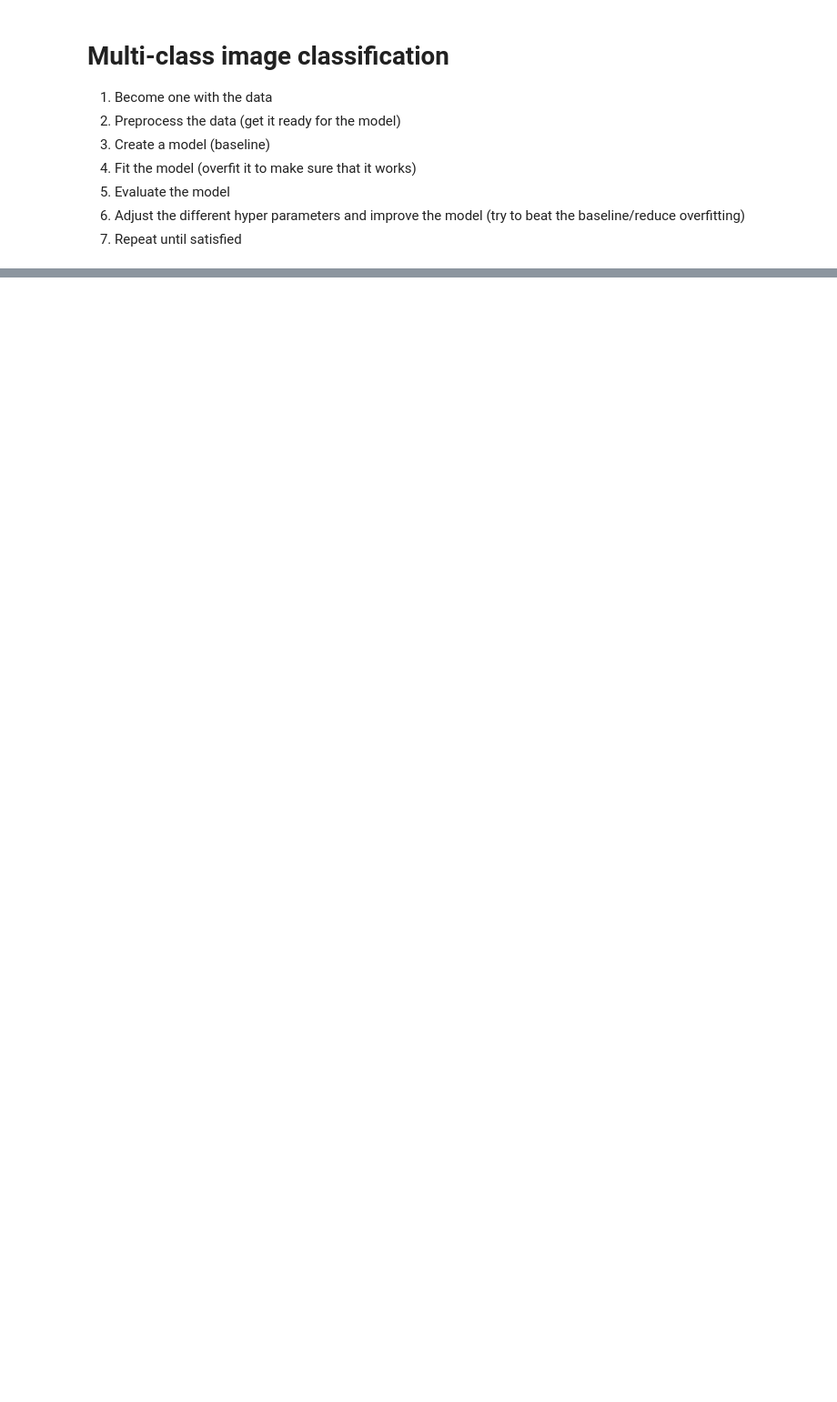
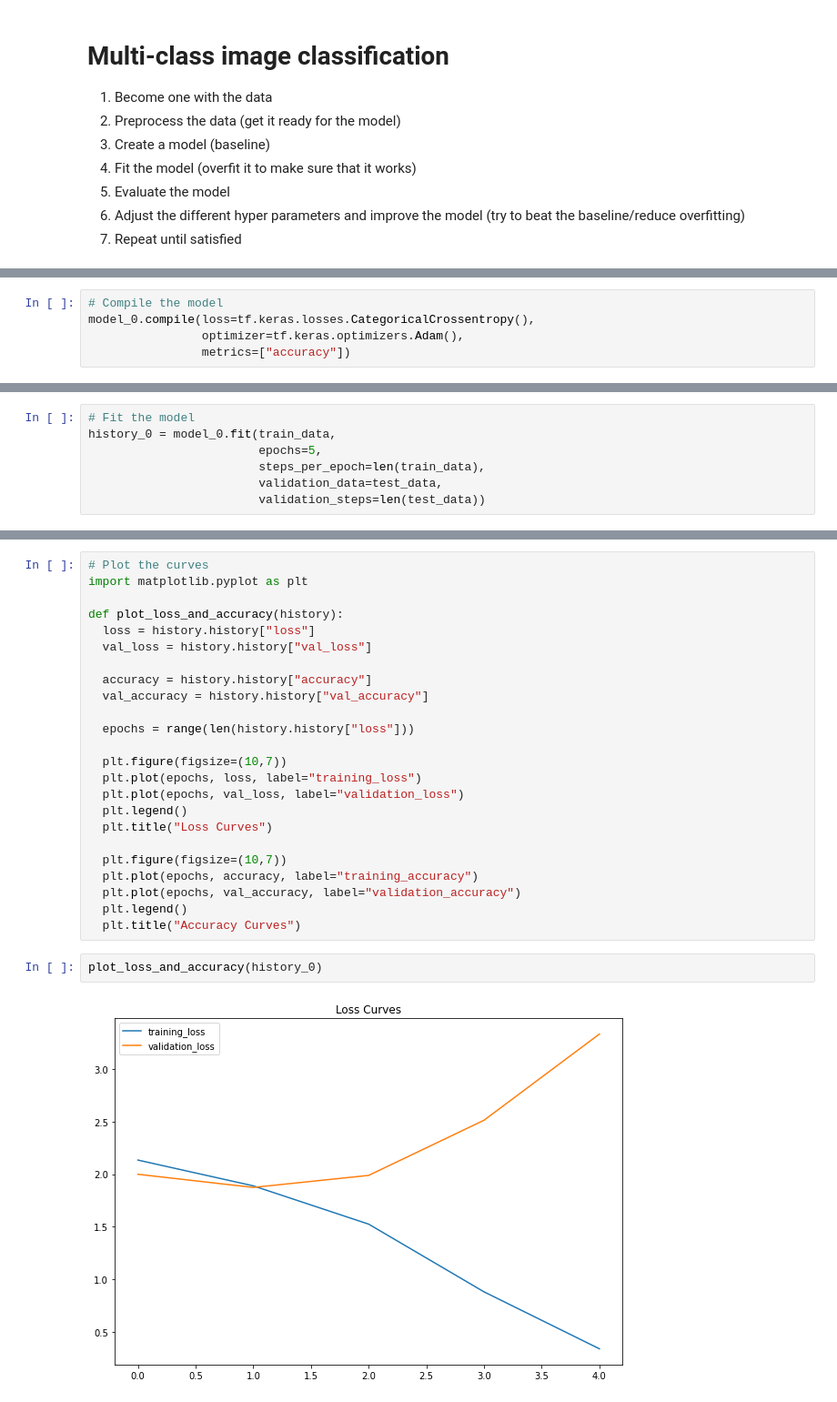
Before and after one commit to laxmiharikumar/Tips-Tricks, a Jupyter notebook: Muticlass_CNN.ipynb, the cells around one changed output, grey strips where cells are left out. Shown at 91% size. Drawn from its saved outputs; the diff is of its cells as text; blank space fills up the shorter version.

```diff
--- a/Muticlass_CNN.ipynb
+++ b/Muticlass_CNN.ipynb
@@ -69,0 +145,5 @@ array(['hamburger', 'steak', 'pizza', 'sushi', 'ice_cream', 'ramen',
+# %%
+# Compile the model
+model_0.compile(loss=tf.keras.losses.CategoricalCrossentropy(),
+                optimizer=tf.keras.optimizers.Adam(),
+                metrics=["accuracy"])
@@ -69,0 +171,7 @@ array(['hamburger', 'steak', 'pizza', 'sushi', 'ice_cream', 'ramen',
+# %%
+# Fit the model
+history_0 = model_0.fit(train_data,
+                        epochs=5,
+                        steps_per_epoch=len(train_data),
+                        validation_data=test_data,
+                        validation_steps=len(test_data))
@@ -69,0 +195,28 @@ array(['hamburger', 'steak', 'pizza', 'sushi', 'ice_cream', 'ramen',
+# %%
+# Plot the curves
+import matplotlib.pyplot as plt
+
+def plot_loss_and_accuracy(history):
+  loss = history.history["loss"]
+  val_loss = history.history["val_loss"]
+
+  accuracy = history.history["accuracy"]
+  val_accuracy = history.history["val_accuracy"]
+
+  epochs = range(len(history.history["loss"]))
+
+  plt.figure(figsize=(10,7))
+  plt.plot(epochs, loss, label="training_loss")
+  plt.plot(epochs, val_loss, label="validation_loss")
+  plt.legend()
+  plt.title("Loss Curves")
+
+  plt.figure(figsize=(10,7))
+  plt.plot(epochs, accuracy, label="training_accuracy")
+  plt.plot(epochs, val_accuracy, label="validation_accuracy")
+  plt.legend()
+  plt.title("Accuracy Curves")
+# %%
+plot_loss_and_accuracy(history_0)
+# %% [output]
+[figure, added]
```
Also changed, not shown: parts of 31 cells of this notebook.
